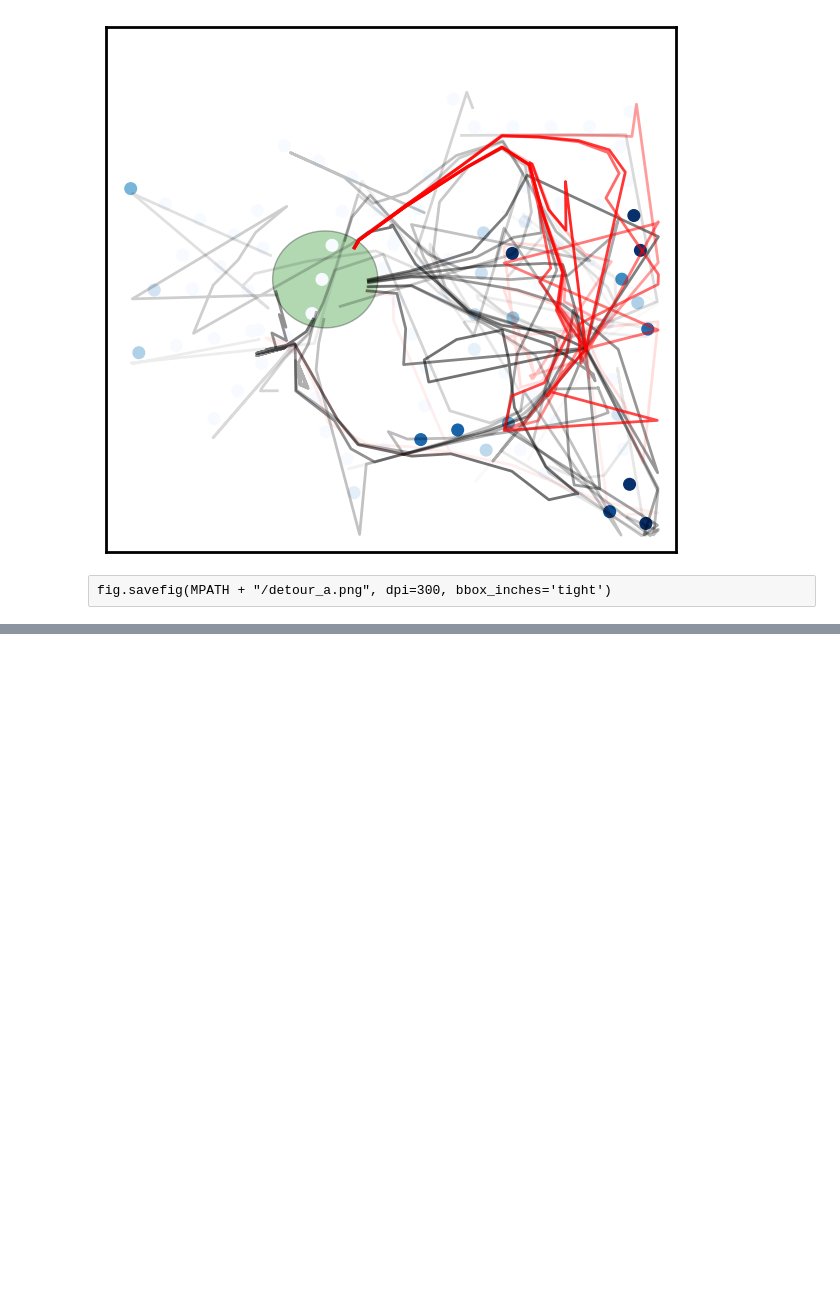
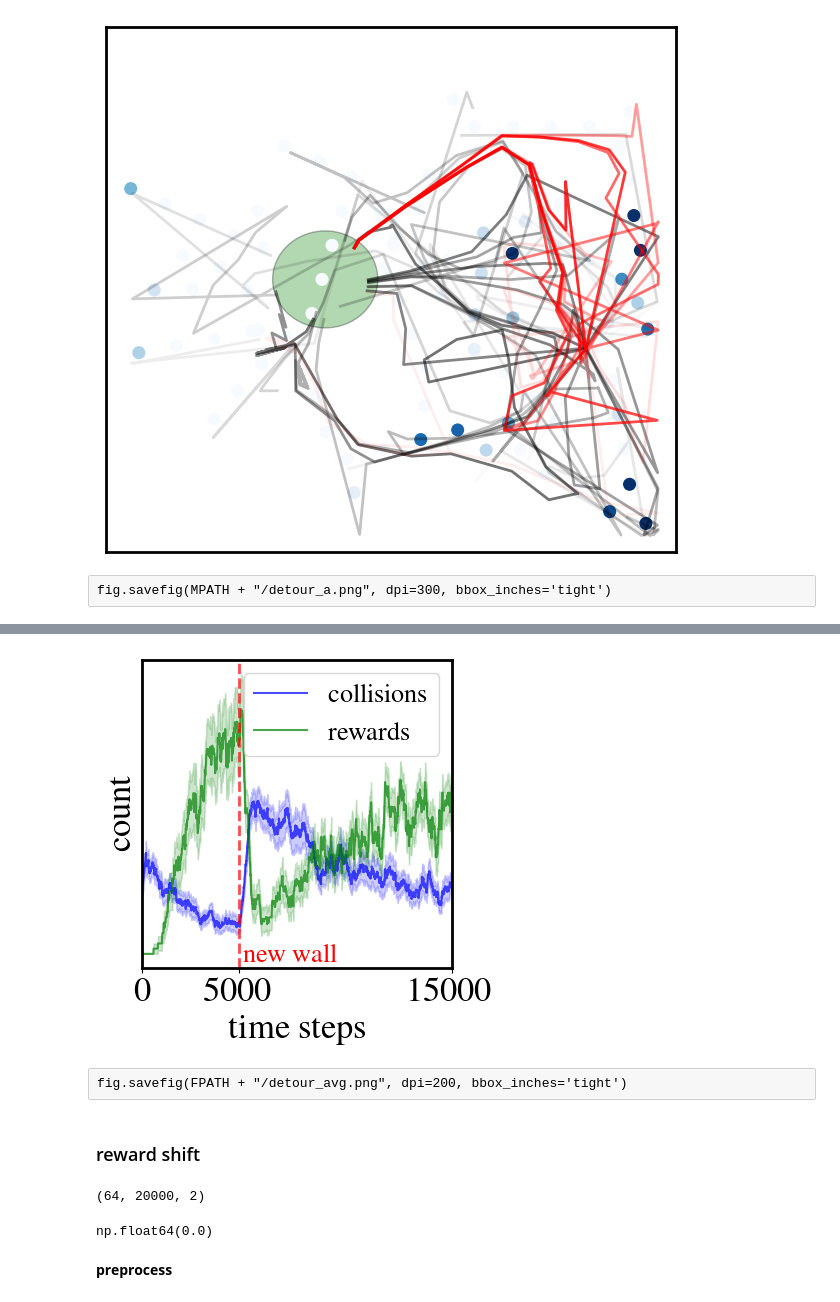
Before and after one commit to iKiru-hub/PCNN, a Jupyter notebook: notebooks/lab_analysis_2.ipynb, the cells around one changed output, grey strips where cells are left out. Saved outputs shown, nothing was run; the diff lists cells and outputs as text; code cells hidden in the pictures; blank space fills up the shorter version.

```diff
--- a/notebooks/lab_analysis_2.ipynb
+++ b/notebooks/lab_analysis_2.ipynb
@@ -396,0 +495,73 @@ fig.savefig(MPATH + "/detour_a.png", dpi=300, bbox_inches='tight')
+# %%
+#
+K = 500
+fontsize = 25
+labelsize = 19
+
+fig, ax = plt.subplots(figsize=(4, 4))
+
+# Calculate mean
+coll_mean = np.convolve(_data[:, :, 0].mean(axis=0), np.ones(K)/K, mode="valid")
+rwd_mean = np.convolve(_data[:, :, 1].mean(axis=0), np.ones(K)/K, mode="valid")
+
+# Calculate SEM (standard error of the mean)
+# First apply convolution to each trial, then compute std across trials
+coll_trials = np.array([np.convolve(_data[i, :, 0], np.ones(K)/K, mode="valid")
+                        for i in range(_data.shape[0])])
+rwd_trials = np.array([np.convolve(_data[i, :, 1], np.ones(K)/K, mode="valid")
+                       for i in range(_data.shape[0])])
+
+coll_sem = coll_trials.std(axis=0) / np.sqrt(_data.shape[0])
+rwd_sem = rwd_trials.std(axis=0) / np.sqrt(_data.shape[0])
+
+# Plot mean lines
+ax.plot(range(len(coll_mean)), coll_mean, color='blue', alpha=0.7, label='collisions')
+ax.plot(range(len(rwd_mean)), rwd_mean, color='green', alpha=0.7, label='rewards')
+
+# Add shaded SEM regions
+ax.fill_between(range(len(coll_mean)),
+                coll_mean - coll_sem,
+                coll_mean + coll_sem,
+                color='blue', alpha=0.2)
+ax.fill_between(range(len(rwd_mean)),
+                rwd_mean - rwd_sem,
+                rwd_mean + rwd_sem,
+                color='green', alpha=0.2)
+
+ax.axvline(5000-K, color='red', linestyle='--', alpha=0.7, lw=2.)
+ax.text(4700, 0.0007, "new wall", fontsize=labelsize,
+        color='red', verticalalignment='top')
+
+
+for spine in ax.spines.values():
+    spine.set_linewidth(2)
+
+ax.set_xlabel("time steps", fontsize=fontsize)
+ax.set_ylabel("count", fontsize=fontsize)
+ax.set_yticks(())
+ax.set_xlim((0, 15000-K))
+ax.set_xticks((0, 5000-K, 14999-K), (0, 5000, 15000), fontsize=fontsize)
+ax.legend(fontsize=labelsize, ncol=1)
+plt.show()
+# %% [output]
+[figure, added]
+# %% [raw]
+fig.savefig(FPATH + "/detour_avg.png", dpi=200, bbox_inches='tight')
+# %% [markdown]
+### reward shift
+# %%
+with open(DPATH + "/rwd_shift_data_13.json", 'r') as f:
+    data = json.load(f)
+
+data = np.array(data)
+tot = data.shape[1]
+num = len(data)
+data.shape
+# %% [output]
+(64, 20000, 2)
+# %%
+rwd[-1]
+# %% [output]
+np.float64(0.0)
+# %% [markdown]
+**preprocess**
```
Also changed, not shown: parts of 16 cells of this notebook, 20 other files.
